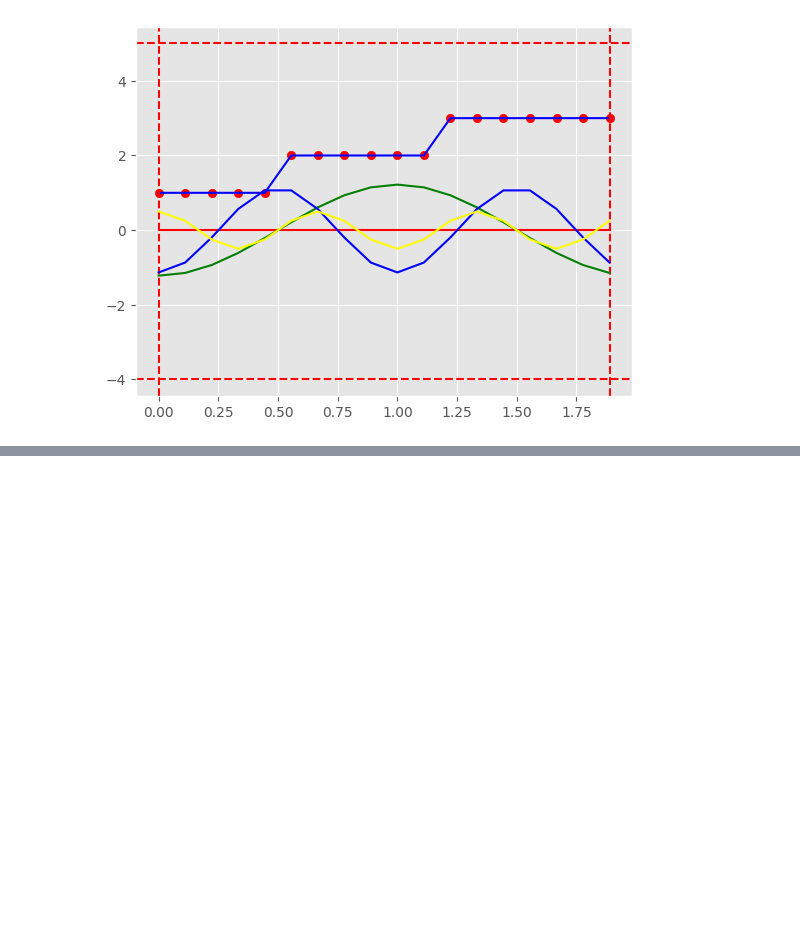
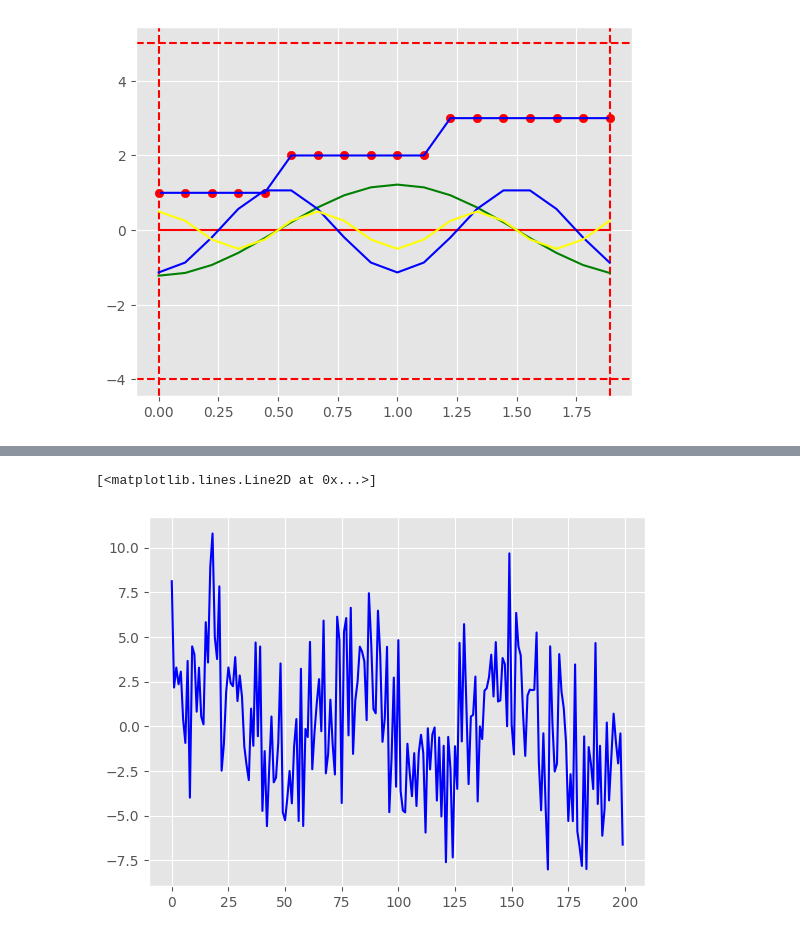
Before and after one commit to Zamanax/B4-Time-series, a Jupyter notebook: timeseries.ipynb, the cells around one changed output, grey strips where cells are left out. Drawn from its saved outputs; the diff is of its cells as text; code cells hidden in the pictures; blank space fills up the shorter version.

```diff
--- a/timeseries.ipynb
+++ b/timeseries.ipynb
@@ -734,0 +745,20 @@ plot_show(trajectory, time=2, harmonics=[0, 1, 2, 3], plot_freq=True)
+# %%
+# R to python
+# set.seed(101)
+# acq.freq <- 200
+# time     <- 1
+# w        <- 2*pi/time
+# ts       <- seq(0,time,1/acq.freq)
+# trajectory <- 3*rnorm(101) + 3*sin(3*w*ts)
+# plot(trajectory, type="l")
+
+np.random.seed(101)
+acq_freq = 200
+time = 1
+w = 2 * np.pi / time
+ts = np.arange(0, time, 1/acq_freq)
+trajectory = 3 * np.random.randn(acq_freq) + 3 * np.sin(3 * w * ts)
+plt.plot(trajectory, color='blue')
+# %% [output]
+[<matplotlib.lines.Line2D at 0x...>]
+[figure, added]
```
Also changed, not shown: parts of 5 cells of this notebook.
